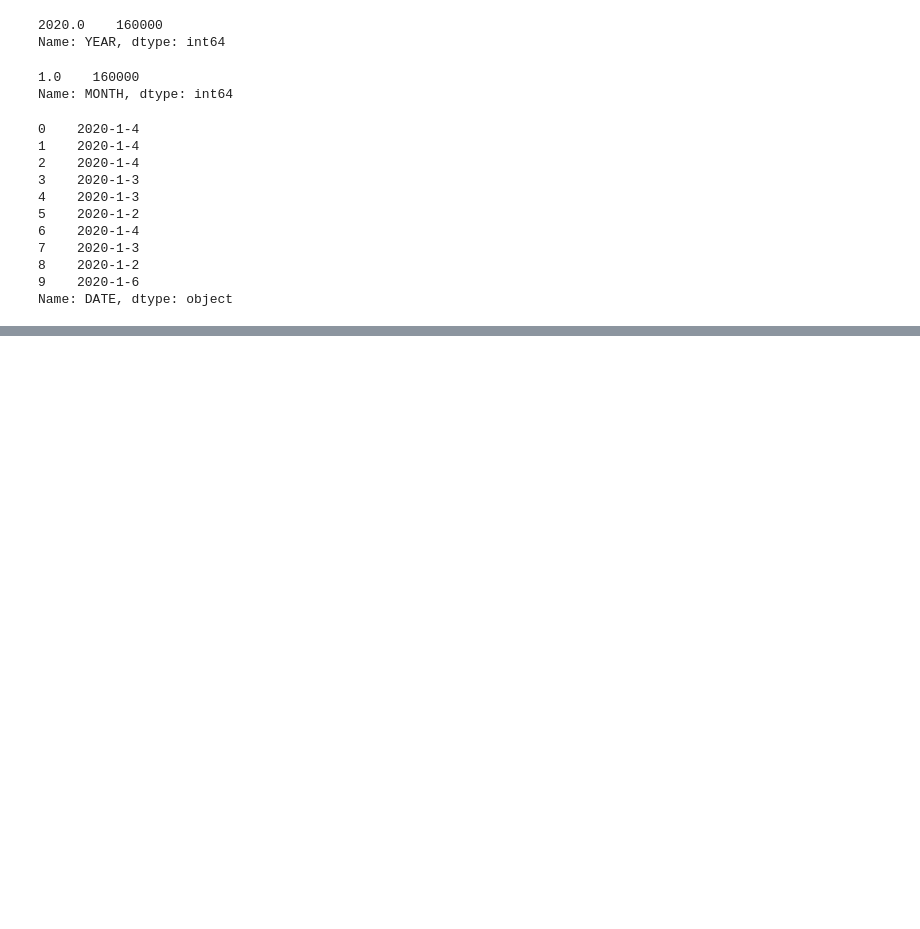
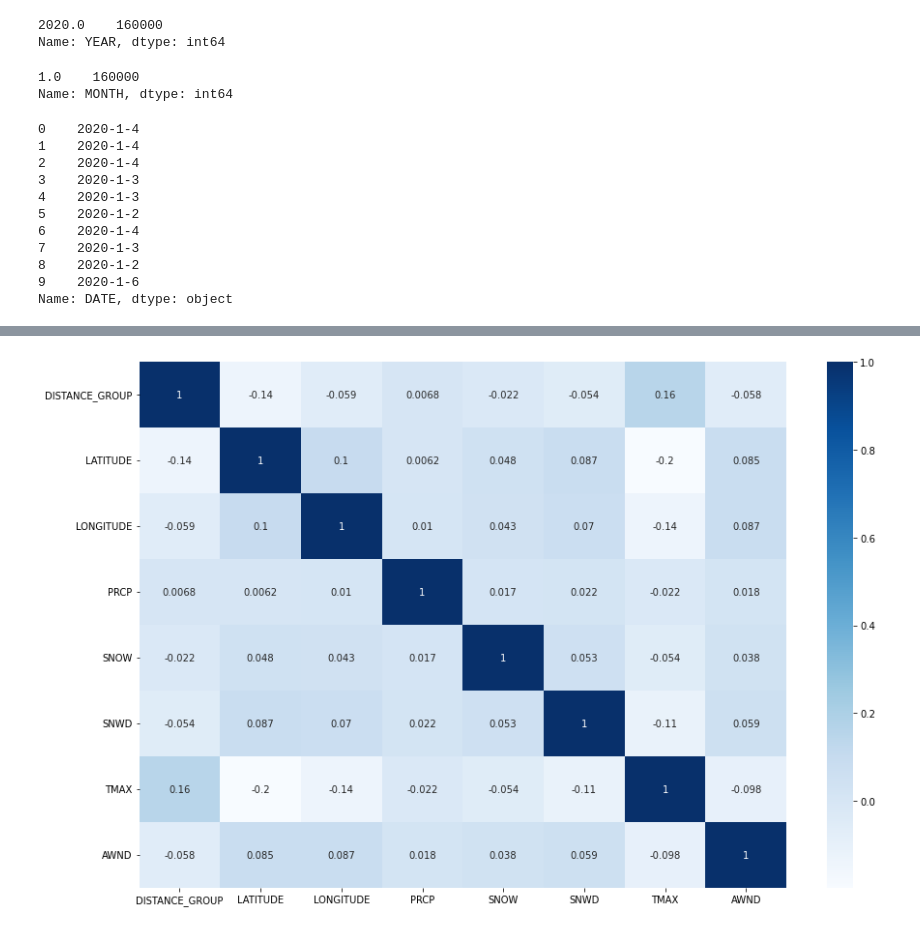
Before and after one commit to Subhrajit91939/Data-Engineering-Championship, a Jupyter notebook: DEC_2022.ipynb, the cells around one changed output, grey strips where cells are left out. Cells and saved outputs as stored; diff of their text form; code cells hidden in the pictures; blank space fills up the shorter version.

```diff
--- a/DEC_2022.ipynb
+++ b/DEC_2022.ipynb
@@ -183,4 +183,5 @@ main_df['LOW'] = main_df['DEP_TIME_BLK'].str.split('-').str[0]
 main_df['HIGH'] = main_df['DEP_TIME_BLK'].str.split('-').str[1]
 # %%
 # 'TIMESTAMP': create a timestamp with date and lower value of DEP_TIME_BLK
-main_df['TIMESTAMP'] = main_df[['DATE', 'LOW']].apply(lambda x: ' '.join(x.astype(str)), axis=1)
+main_df['RAW_LOW_TIME'] = main_df['LOW'].apply(lambda x: x[:2] + ':' + x[2:])
+main_df['TIMESTAMP'] = main_df[['DATE', 'RAW_LOW_TIME']].apply(lambda x: ' '.join(x.astype(str)), axis=1)
@@ -188,0 +188,3 @@ main_df['TIMESTAMP'] = main_df[['DATE', 'LOW']].apply(lambda x: ' '.join(x.astyp
+# %%
+main_df['TIMESTAMP'] = pd.to_datetime(main_df['TIMESTAMP'], format='%Y-%m-%d %H:%M')
+main_df['TIMESTAMP'].head(10)
@@ -188,0 +203,2 @@ main_df['TIMESTAMP'] = main_df[['DATE', 'LOW']].apply(lambda x: ' '.join(x.astyp
+# %%
+main_df.drop(['RAW_LOW_TIME'], axis=1, inplace=True)
@@ -188,0 +225,8 @@ main_df['TIMESTAMP'] = main_df[['DATE', 'LOW']].apply(lambda x: ' '.join(x.astyp
+# %%
+# Create a correlation heatmap  to check the correlation between the columns that can have an effect on the missing values in the 'TMAX' and 'AWND' columns
+plt.figure(figsize=(15, 10))
+sns.heatmap(main_df[['DEP_TIME_BLK', 'DISTANCE_GROUP', 'LATITUDE',
+       'LONGITUDE', 'PREVIOUS_AIRPORT', 'PRCP', 'SNOW', 'SNWD', 'TMAX', 'AWND']].corr(), annot=True, cmap='Blues')
+plt.show()
+# %% [output]
+[figure, added]
```
Also changed, not shown: parts of 11 cells of this notebook.
